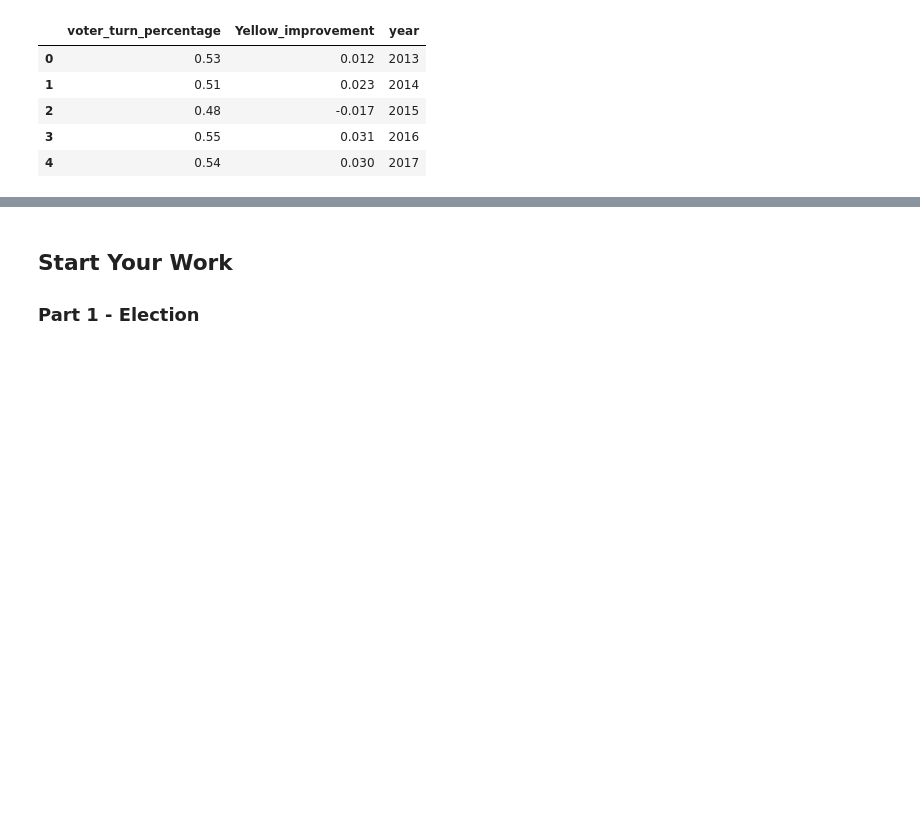
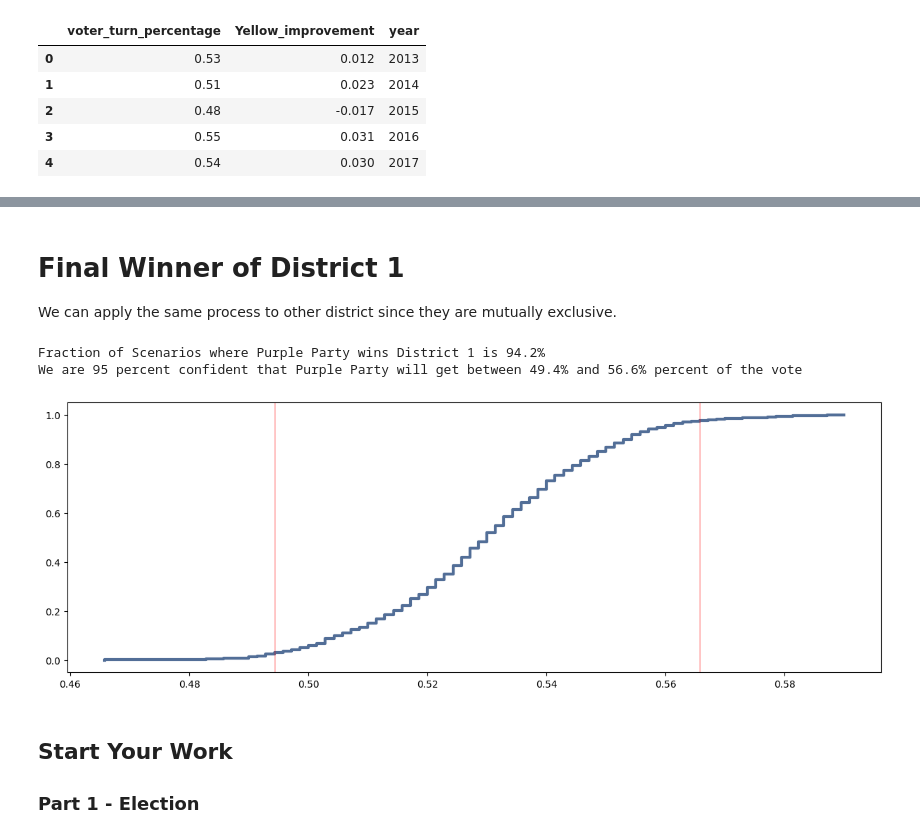
Before and after one commit to fadesere/DATA3450_Asn_3_Students, a Jupyter notebook: asn_3_1221_start copy.ipynb, the cells around one changed output, grey strips where cells are left out. Saved outputs shown, nothing was run; the diff lists cells and outputs as text; code cells hidden in the pictures; blank space fills up the shorter version.

```diff
--- a/asn_3_1221_start copy.ipynb
+++ b/asn_3_1221_start copy.ipynb
@@ -93,3 +247,17 @@ past_vote_table.head()
+# %% [markdown]
+# Final Winner of District 1
+
+We can apply the same process to other district since they are mutually exclusive.
+# %%
+thinkplot.Cdf(cdfFin)
+thinkplot.axvline(ciFin[0], color="red")
+thinkplot.axvline(ciFin[1], color="red")
+print("Fraction of Scenarios where Purple Party wins District 1 is %.1f%% " % ((1-cdfFin.Prob(.50))*100))
+print("We are 95 percent confident that Purple Party will get between %.1f%% and %.1f%% percent of the vote" % (ciFin[0]*100, ciFin[1]*100))
+# %% [output]
+Fraction of Scenarios where Purple Party wins District 1 is 94.2%
+We are 95 percent confident that Purple Party will get between 49.4% and 56.6% percent of the vote
+[figure, added]
 # %% [markdown]
 ## Start Your Work
 
```
Also changed, not shown: parts of 19 cells of this notebook.
